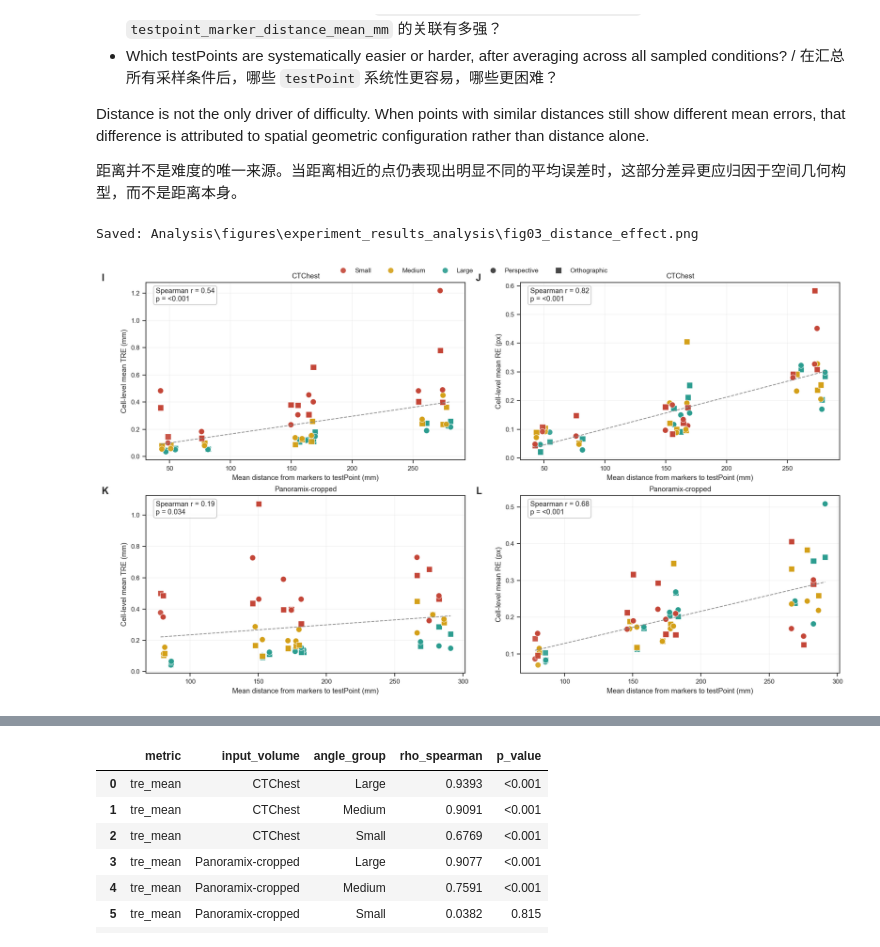
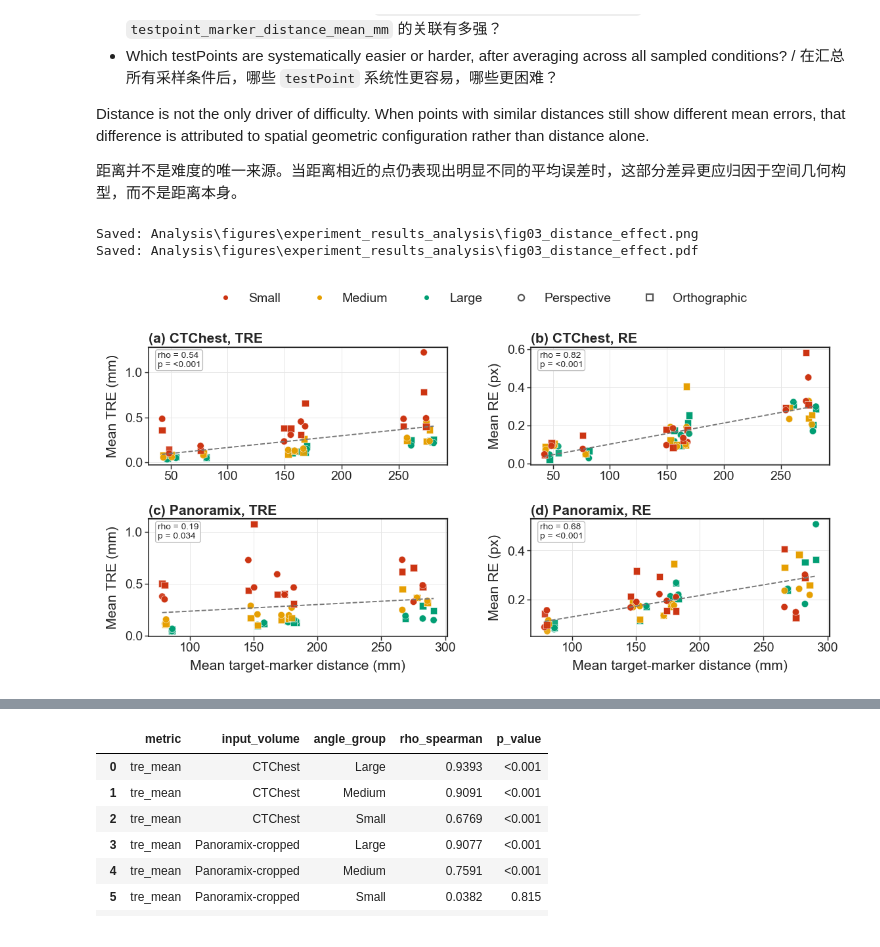
Before and after one commit to CodingHHW/Biplane, a Jupyter notebook: Analysis/experiment_results_analysis.ipynb, the cells around one changed output, grey strips where cells are left out. Cells and saved outputs as stored; diff of their text form; code cells hidden in the pictures.

```diff
--- a/Analysis/experiment_results_analysis.ipynb
+++ b/Analysis/experiment_results_analysis.ipynb
@@ -596,46 +626,60 @@ Distance is not the only driver of difficulty. When points with similar distance
 
 距离并不是难度的唯一来源。当距离相近的点仍表现出明显不同的平均误差时，这部分差异更应归因于空间几何构型，而不是距离本身。
 # %%
-
 # Figure 3: Distance effect on cell-level error
-fig, axes = plt.subplots(len(volume_order), 2, figsize=(14, 8), constrained_layout=True)
+fig, axes = plt.subplots(len(volume_order), 2, figsize=RESULT_GRID_SIZE)
+fig.subplots_adjust(left=0.08, right=0.985, bottom=0.15, top=0.83, hspace=0.46, wspace=0.28)
 if len(volume_order) == 1:
     axes = np.array([axes])
 
+panel_letters = ['a', 'b', 'c', 'd']
 for i, volume in enumerate(volume_order):
     sub = cell_df[cell_df['input_volume'] == volume].copy()
-    for j, (metric, ylabel) in enumerate([('tre_mean', 'Cell-level mean TRE (mm)'), ('re_mean', 'Cell-level mean RE (px)')]):
+    for j, (metric, metric_label, ylabel) in enumerate([
+        ('tre_mean', 'TRE', 'Mean TRE (mm)'),
+        ('re_mean', 'RE', 'Mean RE (px)'),
+    ]):
         ax = axes[i, j]
-        sns.regplot(data=sub, x='dist_mean_mm', y=metric, scatter=False, ci=None, color='0.55', line_kws={'linestyle': '--', 'linewidth': 1.1}, ax=ax)
+        sns.regplot(
+            data=sub, x='dist_mean_mm', y=metric,
+            scatter=False, ci=None, color='#777777',
+            line_kws={'linestyle': '--', 'linewidth': 0.85}, ax=ax,
+        )
         sns.scatterplot(
             data=sub, x='dist_mean_mm', y=metric,
             hue='angle_group', hue_order=angle_order,
             style='projection_mode', style_order=mode_order,
             palette=angle_palette, markers=mode_markers,
-            s=62, alpha=0.9, ax=ax,
+            s=22, alpha=0.90, linewidth=0.25, edgecolor='white', ax=ax,
         )
         rho, p = spearman_xy(sub['dist_mean_mm'], sub[metric])
-        ax.text(0.03, 0.97, f"Spearman r = {rho:.2f}\np = {format_p(p)}", transform=ax.transAxes, va='top', ha='left', bbox=dict(boxstyle='round,pad=0.3', facecolor='white', alpha=0.9, edgecolor='0.7'))
-        ax.set_xlabel('Mean distance from markers to testPoint (mm)')
+        ax.text(
+            0.03, 0.96, f"rho = {rho:.2f}\np = {format_p(p)}",
+            transform=ax.transAxes, va='top', ha='left', fontsize=6.2,
+            bbox=dict(boxstyle='round,pad=0.22', facecolor='white', edgecolor='#B7B7B7', linewidth=0.55),
+        )
+        panel_title(ax, panel_letters[i * 2 + j], f"{volume_label_map.get(volume, volume)}, {metric_label}")
+        ax.set_xlabel('Mean target-marker distance (mm)' if i == len(volume_order) - 1 else '')
         ax.set_ylabel(ylabel)
-        ax.set_title(f'{volume}')
-        ax.grid(alpha=0.25)
-        panel_label(ax, chr(ord('I') + i * 2 + j))
+        polish_axis(ax, grid_axis='both')
         if ax.get_legend() is not None:
             ax.get_legend().remove()
 
-handles, labels = axes[0, 0].get_legend_handles_labels()
-by_label = OrderedDict()
-for h, l in zip(handles, labels):
-    if l in angle_order + mode_order and l not in by_label:
-        by_label[l] = h
-legend_labels = [mode_label_map.get(l, l) for l in by_label.keys()]
-fig.legend(list(by_label.values()), legend_labels, loc='upper center', ncol=5, frameon=False, bbox_to_anchor=(0.5, 1.02))
+angle_handles = [
+    Line2D([0], [0], marker='o', color='none', markerfacecolor=angle_palette[a], markeredgecolor='white', label=a, markersize=4.2)
+    for a in angle_order
+]
+mode_handles = [
+    Line2D([0], [0], marker=mode_markers[m], color='#555555', markerfacecolor='white', label=mode_label_map[m], markersize=4.2, linewidth=0)
+    for m in mode_order
+]
+fig.legend(handles=angle_handles + mode_handles, loc='upper center', ncol=5, frameon=False, bbox_to_anchor=(0.52, 0.985))
 save_fig(fig, 'fig03_distance_effect.png')
 plt.show()
 # %% [output]
 Saved: Analysis\figures\experiment_results_analysis\fig03_distance_effect.png
+Saved: Analysis\figures\experiment_results_analysis\fig03_distance_effect.pdf
-[figure, old version]
+[figure, new version]
 # %%
 
 # Figure 4: Point-wise TRE ranking within each volume
```
Also changed, not shown: parts of 6 cells of this notebook, 10 other files.
